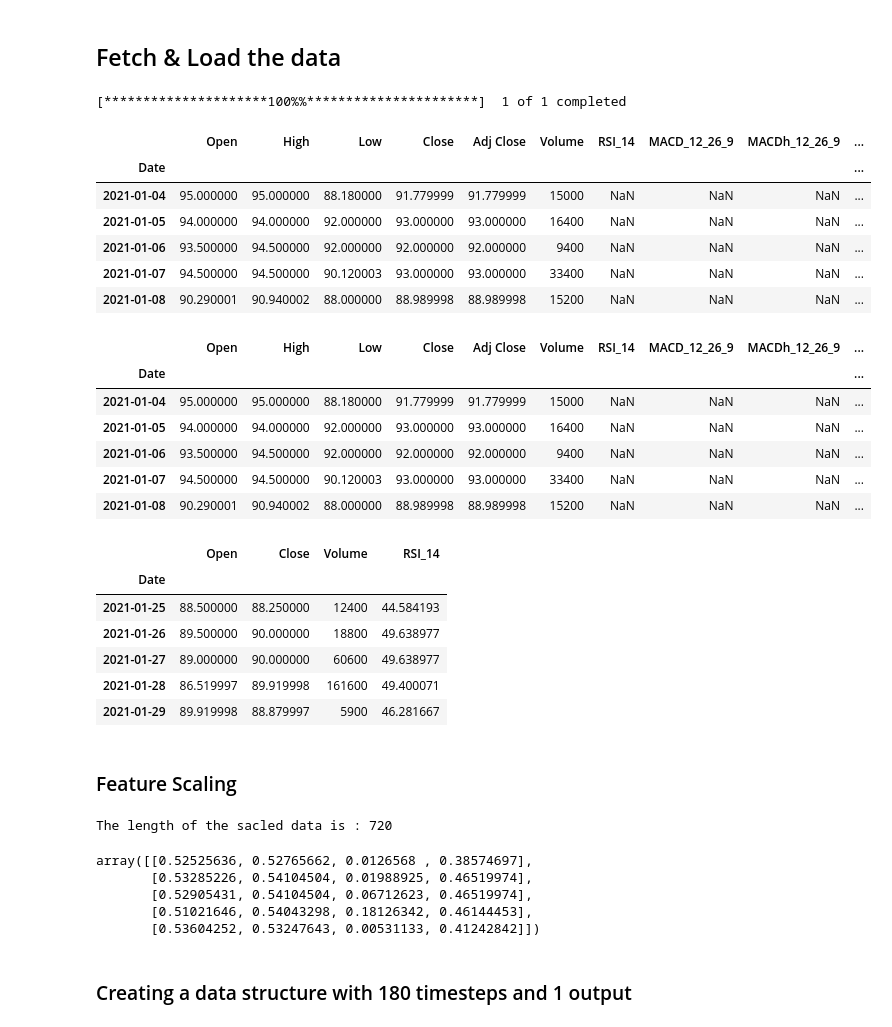
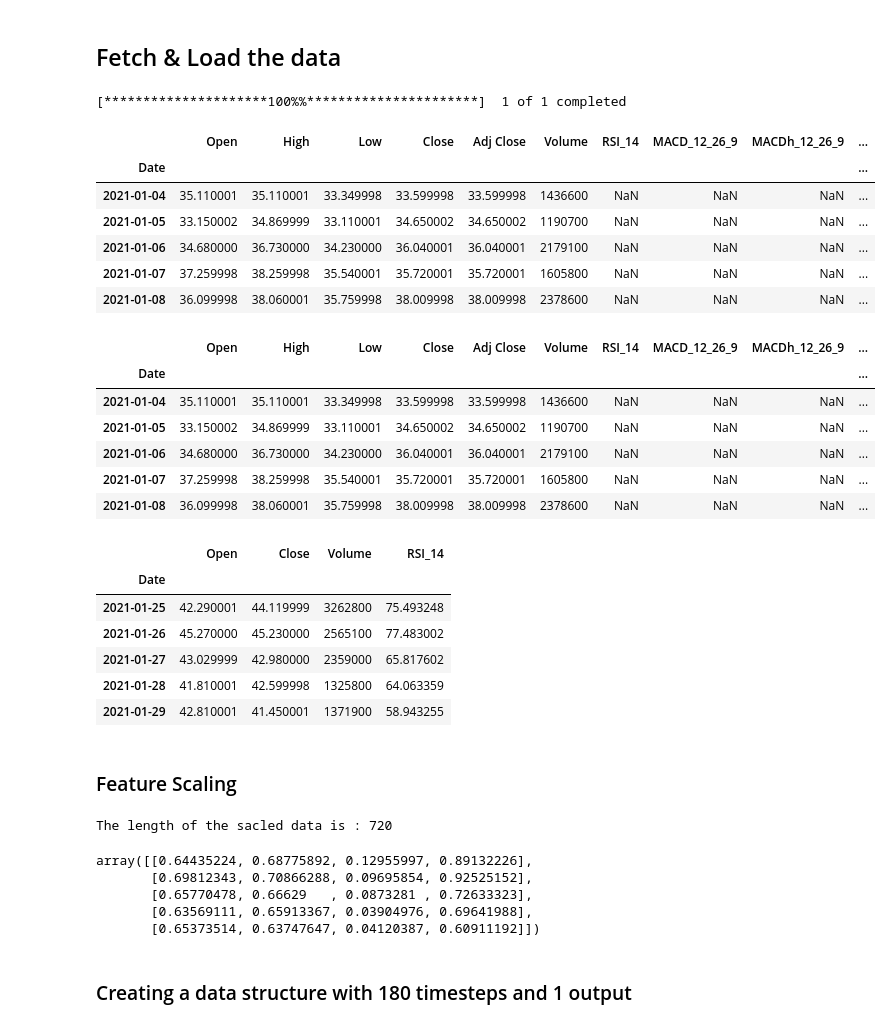
Before and after one commit to obeabi/Stocks_TSA, a Jupyter notebook: StockPrediction.ipynb, the cells around one changed output. Drawn from its saved outputs; the diff is of its cells as text; code cells hidden in the pictures.

```diff
--- a/StockPrediction.ipynb
+++ b/StockPrediction.ipynb
@@ -33,22 +33,22 @@ from keras.layers import Dropout
 ## Fetch & Load the data
 # %%
 # Fetch historical stock data using yfinance
-ticker = 'SMLR'
+ticker = 'UPWK'
 df = yf.download(ticker, start='2021-01-01', end='2024-01-03')
 
 # Calculate technical indicators (RSI, MACD) using pandas_ta
 df.ta.rsi(close="Close", append=True)
 df.ta.macd(close="Close", append=True)
 df.head()
 # %% [output]
 [*********************100%%**********************]  1 of 1 completed
 |  | Open | High | Low | Close | Adj Close | Volume | RSI_14 | MACD_12_26_9 | MACDh_12_26_9 | ... |
 | Date |  |  |  |  |  |  |  |  |  | ... |
-| 2021-01-04 | 95.000000 | 95.000000 | 88.180000 | 91.779999 | 91.779999 | 15000 | NaN | NaN | NaN | ... |
-| 2021-01-05 | 94.000000 | 94.000000 | 92.000000 | 93.000000 | 93.000000 | 16400 | NaN | NaN | NaN | ... |
-| 2021-01-06 | 93.500000 | 94.500000 | 92.000000 | 92.000000 | 92.000000 | 9400 | NaN | NaN | NaN | ... |
-| 2021-01-07 | 94.500000 | 94.500000 | 90.120003 | 93.000000 | 93.000000 | 33400 | NaN | NaN | NaN | ... |
-| 2021-01-08 | 90.290001 | 90.940002 | 88.000000 | 88.989998 | 88.989998 | 15200 | NaN | NaN | NaN | ... |
+| 2021-01-04 | 35.110001 | 35.110001 | 33.349998 | 33.599998 | 33.599998 | 1436600 | NaN | NaN | NaN | ... |
+| 2021-01-05 | 33.150002 | 34.869999 | 33.110001 | 34.650002 | 34.650002 | 1190700 | NaN | NaN | NaN | ... |
+| 2021-01-06 | 34.680000 | 36.730000 | 34.230000 | 36.040001 | 36.040001 | 2179100 | NaN | NaN | NaN | ... |
+| 2021-01-07 | 37.259998 | 38.259998 | 35.540001 | 35.720001 | 35.720001 | 1605800 | NaN | NaN | NaN | ... |
+| 2021-01-08 | 36.099998 | 38.060001 | 35.759998 | 38.009998 | 38.009998 | 2378600 | NaN | NaN | NaN | ... |
 # %%
 # Assuming df is your DataFrame with a 'Date' column
 
@@ -64,11 +64,11 @@ dataset_train.head()
 # %% [output]
 |  | Open | High | Low | Close | Adj Close | Volume | RSI_14 | MACD_12_26_9 | MACDh_12_26_9 | ... |
 | Date |  |  |  |  |  |  |  |  |  | ... |
-| 2021-01-04 | 95.000000 | 95.000000 | 88.180000 | 91.779999 | 91.779999 | 15000 | NaN | NaN | NaN | ... |
-| 2021-01-05 | 94.000000 | 94.000000 | 92.000000 | 93.000000 | 93.000000 | 16400 | NaN | NaN | NaN | ... |
-| 2021-01-06 | 93.500000 | 94.500000 | 92.000000 | 92.000000 | 92.000000 | 9400 | NaN | NaN | NaN | ... |
-| 2021-01-07 | 94.500000 | 94.500000 | 90.120003 | 93.000000 | 93.000000 | 33400 | NaN | NaN | NaN | ... |
-| 2021-01-08 | 90.290001 | 90.940002 | 88.000000 | 88.989998 | 88.989998 | 15200 | NaN | NaN | NaN | ... |
+| 2021-01-04 | 35.110001 | 35.110001 | 33.349998 | 33.599998 | 33.599998 | 1436600 | NaN | NaN | NaN | ... |
+| 2021-01-05 | 33.150002 | 34.869999 | 33.110001 | 34.650002 | 34.650002 | 1190700 | NaN | NaN | NaN | ... |
+| 2021-01-06 | 34.680000 | 36.730000 | 34.230000 | 36.040001 | 36.040001 | 2179100 | NaN | NaN | NaN | ... |
+| 2021-01-07 | 37.259998 | 38.259998 | 35.540001 | 35.720001 | 35.720001 | 1605800 | NaN | NaN | NaN | ... |
+| 2021-01-08 | 36.099998 | 38.060001 | 35.759998 | 38.009998 | 38.009998 | 2378600 | NaN | NaN | NaN | ... |
 # %%
 # Specify the names of the two columns
 column1 = 'Open'
@@ -102,11 +102,11 @@ dataset_train.head()
 # %% [output]
 |  | Open | Close | Volume | RSI_14 |
 | Date |  |  |  |  |
-| 2021-01-25 | 88.500000 | 88.250000 | 12400 | 44.584193 |
-| 2021-01-26 | 89.500000 | 90.000000 | 18800 | 49.638977 |
-| 2021-01-27 | 89.000000 | 90.000000 | 60600 | 49.638977 |
-| 2021-01-28 | 86.519997 | 89.919998 | 161600 | 49.400071 |
-| 2021-01-29 | 89.919998 | 88.879997 | 5900 | 46.281667 |
+| 2021-01-25 | 42.290001 | 44.119999 | 3262800 | 75.493248 |
+| 2021-01-26 | 45.270000 | 45.230000 | 2565100 | 77.483002 |
+| 2021-01-27 | 43.029999 | 42.980000 | 2359000 | 65.817602 |
+| 2021-01-28 | 41.810001 | 42.599998 | 1325800 | 64.063359 |
+| 2021-01-29 | 42.810001 | 41.450001 | 1371900 | 58.943255 |
 # %% [markdown]
 ### Feature Scaling
 # %%
@@ -118,11 +118,11 @@ print()
 training_set_scaled[0:5]
 # %% [output]
 The length of the sacled data is : 720
-array([[0.52525636, 0.52765662, 0.0126568 , 0.38574697],
-       [0.53285226, 0.54104504, 0.01988925, 0.46519974],
-       [0.52905431, 0.54104504, 0.06712623, 0.46519974],
-       [0.51021646, 0.54043298, 0.18126342, 0.46144453],
-       [0.53604252, 0.53247643, 0.00531133, 0.41242842]])
+array([[0.64435224, 0.68775892, 0.12955997, 0.89132226],
+       [0.69812343, 0.70866288, 0.09695854, 0.92525152],
+       [0.65770478, 0.66629   , 0.0873281 , 0.72633323],
+       [0.63569111, 0.65913367, 0.03904976, 0.69641988],
+       [0.65373514, 0.63747647, 0.04120387, 0.60911192]])
 # %% [markdown]
 ### Creating a data structure with 180 timesteps and 1 output
 # %%
```
Also changed, not shown: parts of 5 cells of this notebook.
